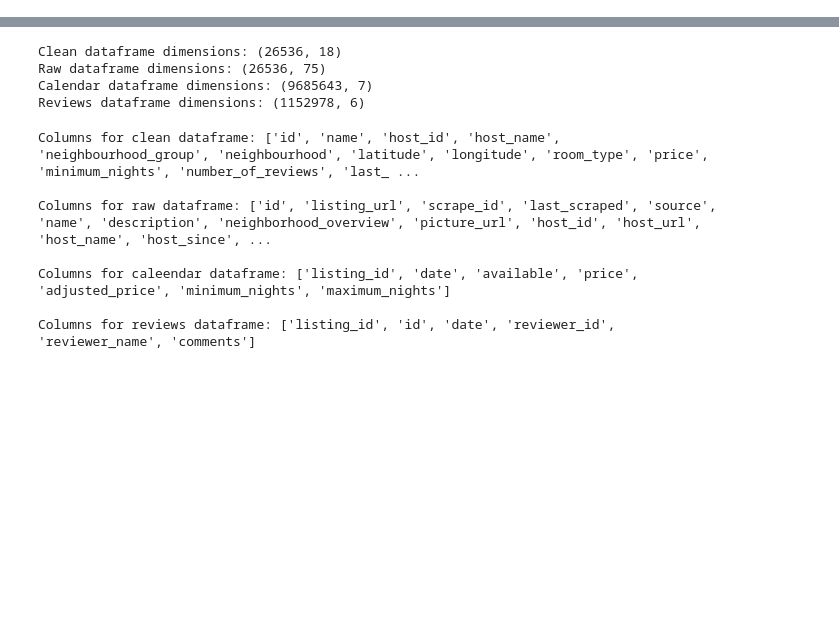
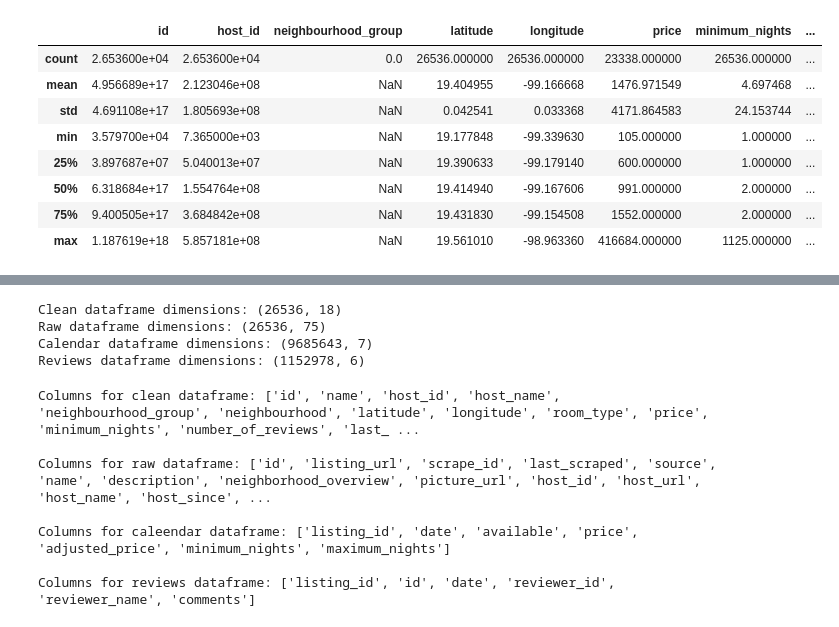
Before and after one commit to leonfgz48/Mineria_de_Datos_Proyecto, a Jupyter notebook: EDA_airbnb.ipynb, the cells around one changed output, grey strips where cells are left out. Drawn from its saved outputs; the diff is of its cells as text; code cells hidden in the pictures; blank space fills up the shorter version.

```diff
--- a/EDA_airbnb.ipynb
+++ b/EDA_airbnb.ipynb
@@ -19,0 +38,12 @@ clean_list.head()
+# %%
+clean_list.describe()
+# %% [output]
+|  | id | host_id | neighbourhood_group | latitude | longitude | price | minimum_nights | ... |
+| count | 2.653600e+04 | 2.653600e+04 | 0.0 | 26536.000000 | 26536.000000 | 23338.000000 | 26536.000000 | ... |
+| mean | 4.956689e+17 | 2.123046e+08 | NaN | 19.404955 | -99.166668 | 1476.971549 | 4.697468 | ... |
+| std | 4.691108e+17 | 1.805693e+08 | NaN | 0.042541 | 0.033368 | 4171.864583 | 24.153744 | ... |
+| min | 3.579700e+04 | 7.365000e+03 | NaN | 19.177848 | -99.339630 | 105.000000 | 1.000000 | ... |
+| 25% | 3.897687e+07 | 5.040013e+07 | NaN | 19.390633 | -99.179140 | 600.000000 | 1.000000 | ... |
+| 50% | 6.318684e+17 | 1.554764e+08 | NaN | 19.414940 | -99.167606 | 991.000000 | 2.000000 | ... |
+| 75% | 9.400505e+17 | 3.684842e+08 | NaN | 19.431830 | -99.154508 | 1552.000000 | 2.000000 | ... |
+| max | 1.187619e+18 | 5.857181e+08 | NaN | 19.561010 | -98.963360 | 416684.000000 | 1125.000000 | ... |
```
Also changed, not shown: parts of 4 cells of this notebook.
